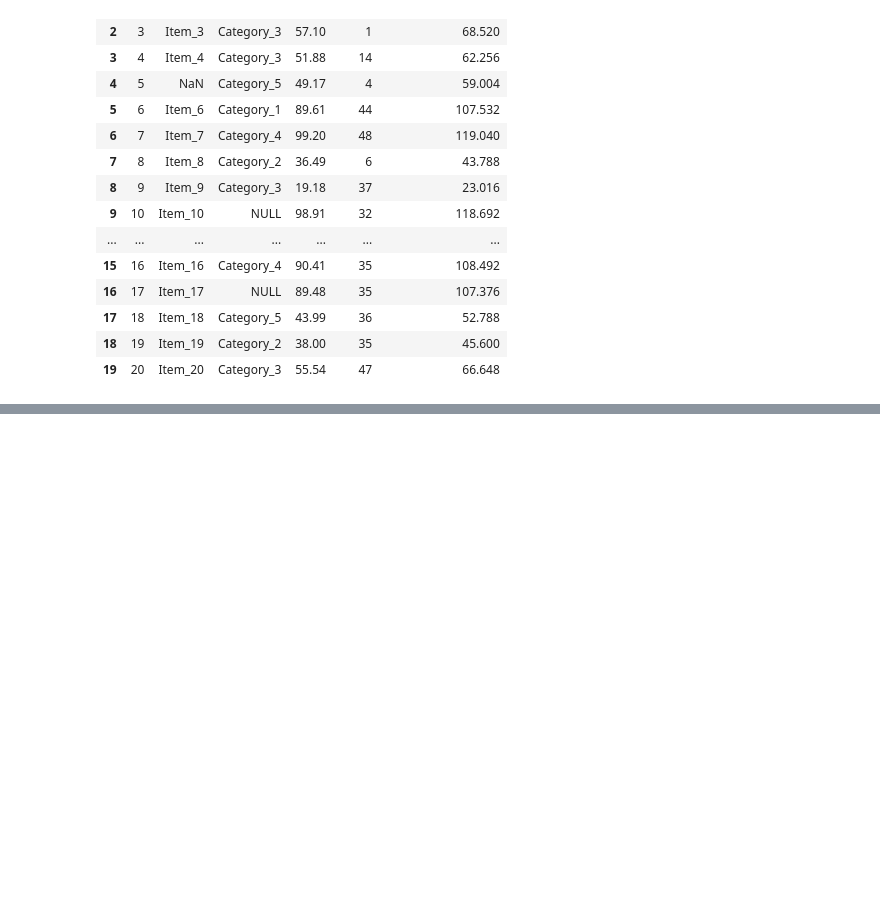
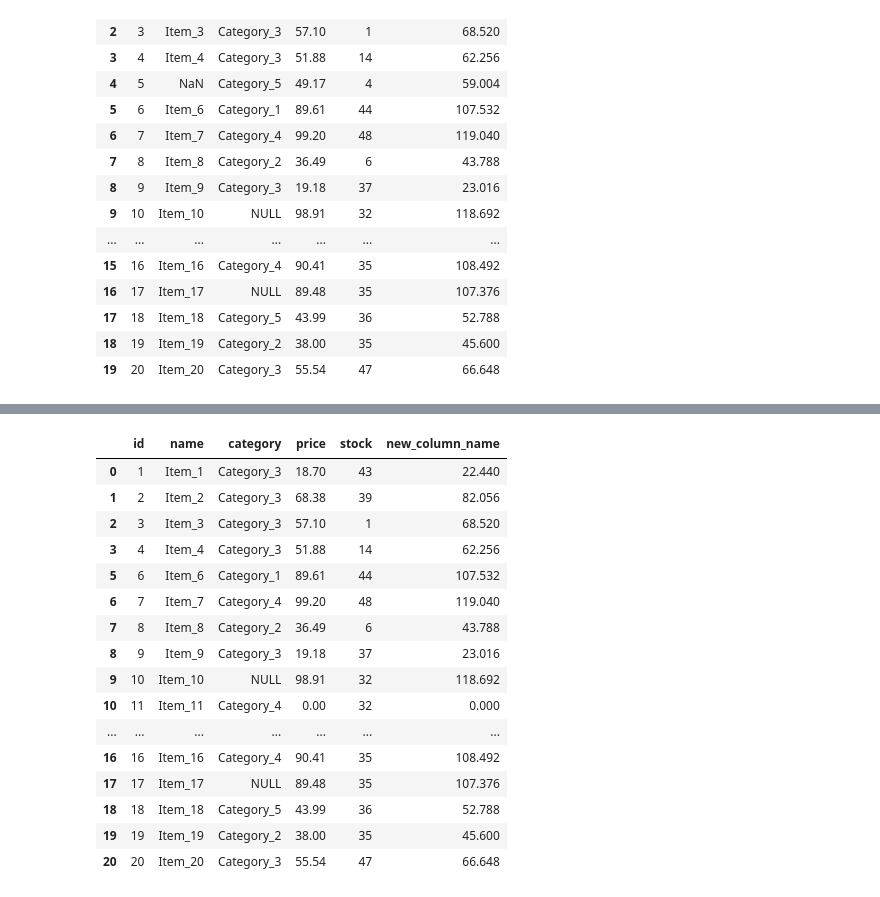
Before and after one commit to HY-BME/bme_test_files, a Jupyter notebook: ML_0312.ipynb, the cells around one changed output, grey strips where cells are left out. Saved outputs shown, nothing was run; the diff lists cells and outputs as text; code cells hidden in the pictures; blank space fills up the shorter version.

```diff
--- a/ML_0312.ipynb
+++ b/ML_0312.ipynb
@@ -327,2 +326,22 @@ df.drop(columns=["new_column_name"])
 # %%
 df.to_json("/content/sample_data/data.json")
+# %%
+df.dropna(axis=0) #결측치가 있는 행 삭제
+# %% [output]
+|  | id | name | category | price | stock | new_column_name |
+| 0 | 1 | Item_1 | Category_3 | 18.70 | 43 | 22.440 |
+| 1 | 2 | Item_2 | Category_3 | 68.38 | 39 | 82.056 |
+| 2 | 3 | Item_3 | Category_3 | 57.10 | 1 | 68.520 |
+| 3 | 4 | Item_4 | Category_3 | 51.88 | 14 | 62.256 |
+| 5 | 6 | Item_6 | Category_1 | 89.61 | 44 | 107.532 |
+| 6 | 7 | Item_7 | Category_4 | 99.20 | 48 | 119.040 |
+| 7 | 8 | Item_8 | Category_2 | 36.49 | 6 | 43.788 |
+| 8 | 9 | Item_9 | Category_3 | 19.18 | 37 | 23.016 |
+| 9 | 10 | Item_10 | NULL | 98.91 | 32 | 118.692 |
+| 10 | 11 | Item_11 | Category_4 | 0.00 | 32 | 0.000 |
+| ... | ... | ... | ... | ... | ... | ... |
+| 16 | 16 | Item_16 | Category_4 | 90.41 | 35 | 108.492 |
+| 17 | 17 | Item_17 | NULL | 89.48 | 35 | 107.376 |
+| 18 | 18 | Item_18 | Category_5 | 43.99 | 36 | 52.788 |
+| 19 | 19 | Item_19 | Category_2 | 38.00 | 35 | 45.600 |
+| 20 | 20 | Item_20 | Category_3 | 55.54 | 47 | 66.648 |
```
Also changed, not shown: parts of 10 cells of this notebook.
